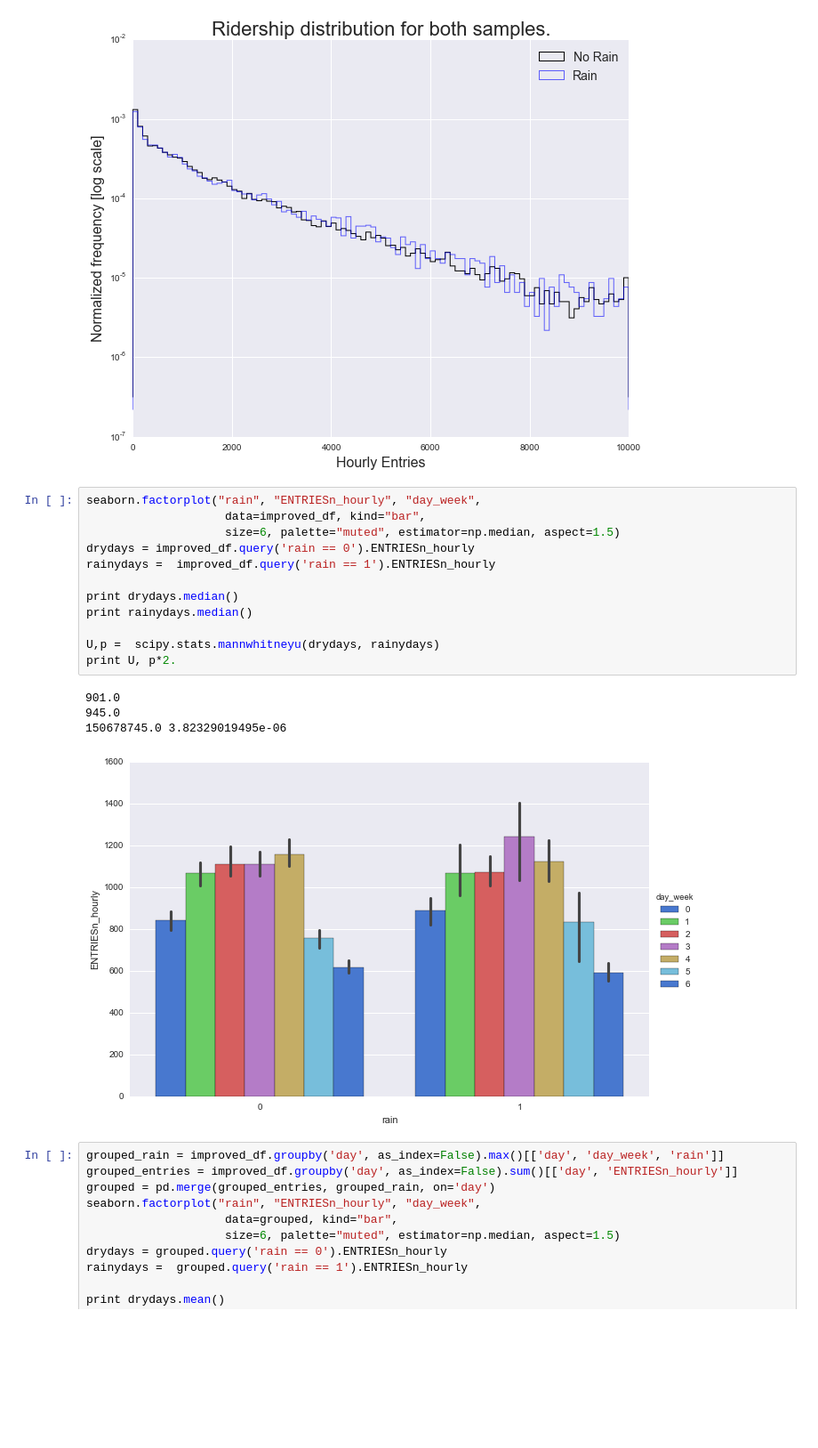
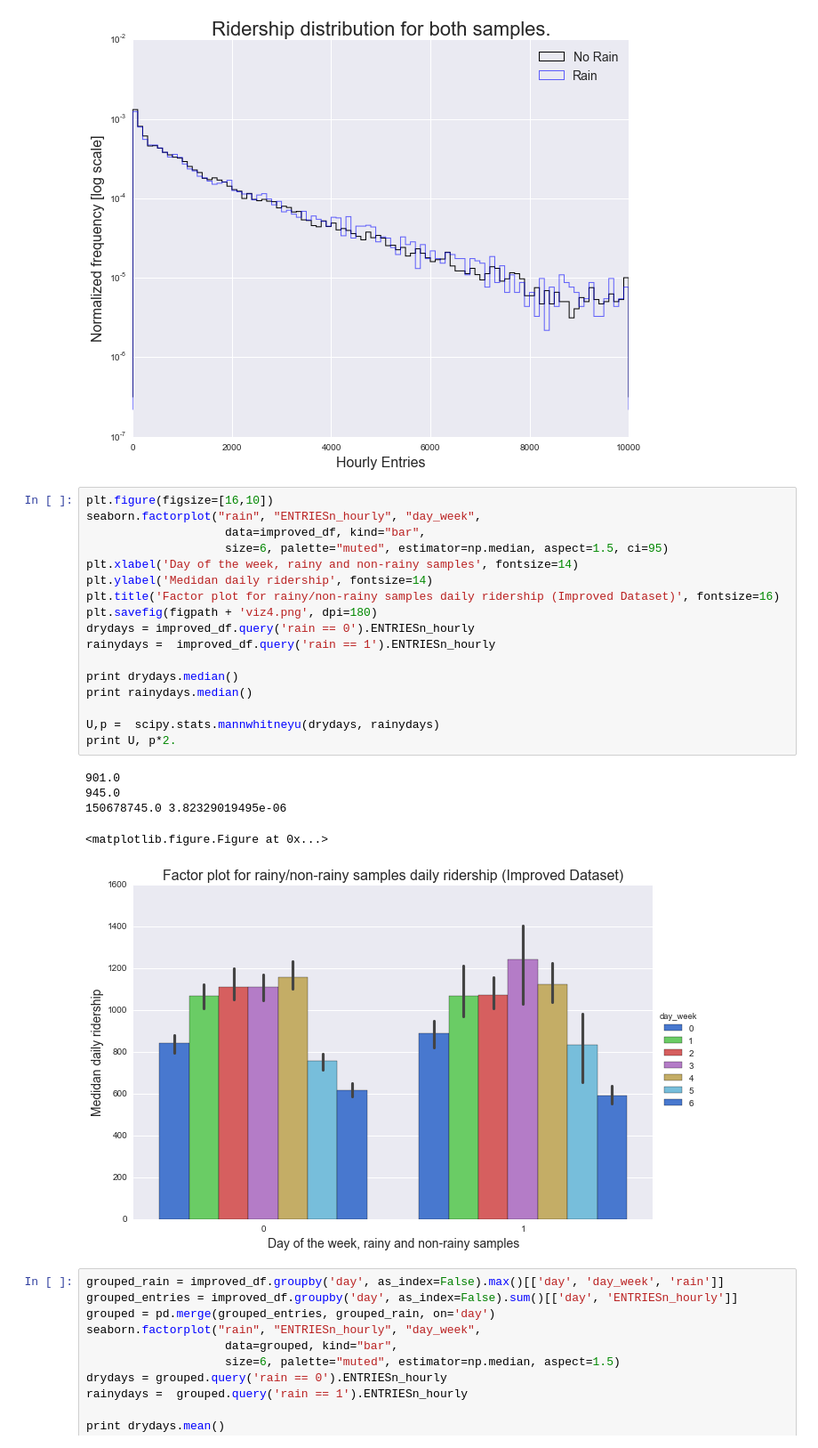
Before and after one commit to gornes/IntroToDS, a Jupyter notebook: Project1.ipynb, the cells around one changed output. Shown at 89% size. Cells and saved outputs as stored; diff of their text form; blank space fills up the shorter version.

```diff
--- a/Project1.ipynb
+++ b/Project1.ipynb
@@ -503,22 +512,28 @@ plt.savefig(figpath + 'samples_compared.png', dpi=180)
 # %% [output]
 [figure]
 # %%
+plt.figure(figsize=[16,10])
 seaborn.factorplot("rain", "ENTRIESn_hourly", "day_week",
                     data=improved_df, kind="bar",
-                    size=6, palette="muted", estimator=np.median, aspect=1.5)
+                    size=6, palette="muted", estimator=np.median, aspect=1.5, ci=95)
+plt.xlabel('Day of the week, rainy and non-rainy samples', fontsize=14)
+plt.ylabel('Medidan daily ridership', fontsize=14)
+plt.title('Factor plot for rainy/non-rainy samples daily ridership (Improved Dataset)', fontsize=16)
+plt.savefig(figpath + 'viz4.png', dpi=180)
 drydays = improved_df.query('rain == 0').ENTRIESn_hourly
 rainydays =  improved_df.query('rain == 1').ENTRIESn_hourly
 
 print drydays.median()
 print rainydays.median()
 
 U,p =  scipy.stats.mannwhitneyu(drydays, rainydays)
 print U, p*2.
 # %% [output]
 901.0
 945.0
 150678745.0 3.82329019495e-06
+<matplotlib.figure.Figure at 0x...>
-[figure, old version]
+[figure, new version]
 # %%
 grouped_rain = improved_df.groupby('day', as_index=False).max()[['day', 'day_week', 'rain']]
 grouped_entries = improved_df.groupby('day', as_index=False).sum()[['day', 'ENTRIESn_hourly']]
```
Also changed, not shown: parts of 15 cells of this notebook, 37 other files.
